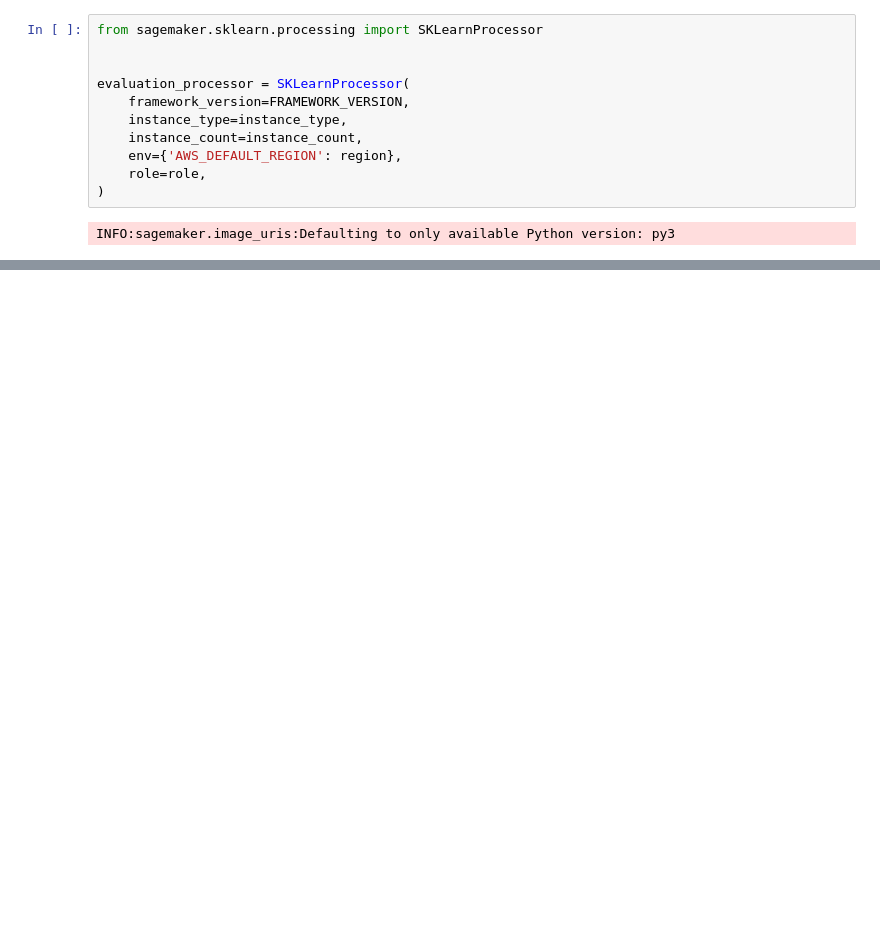
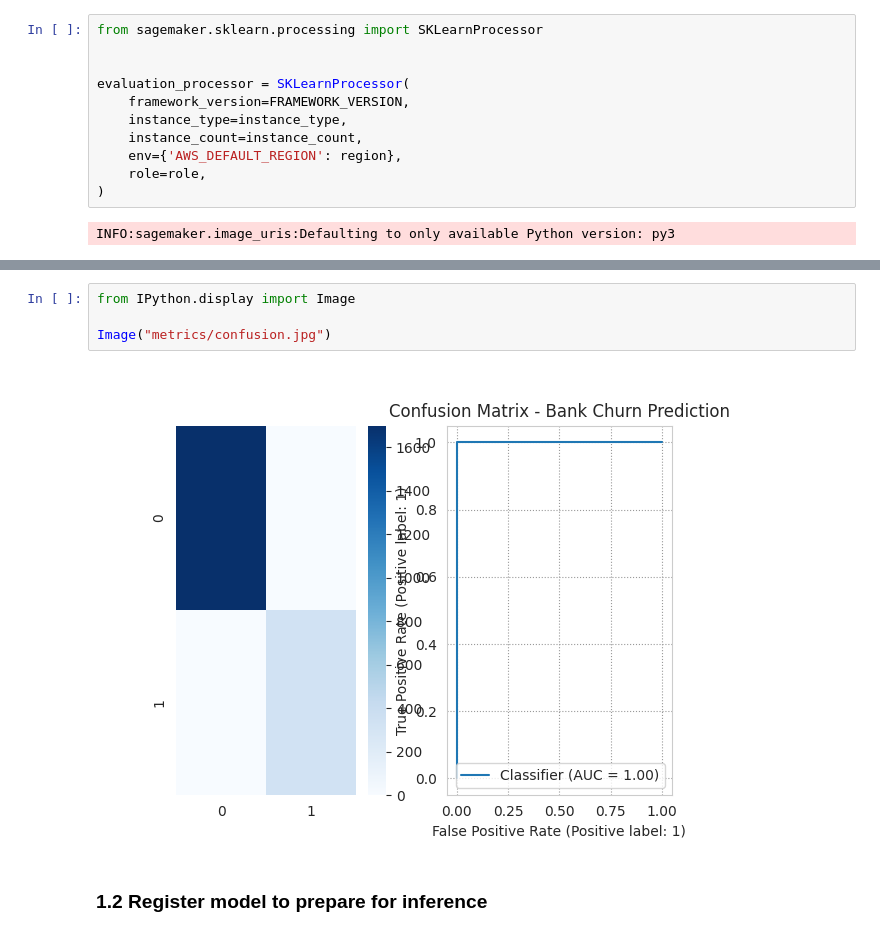
Before and after one commit to Badisj/AWS-Machine-Learning, a Jupyter notebook: Model Evaluation & Registry/Model Evaluation.ipynb, the cells around one changed output, grey strips where cells are left out. Cells and saved outputs as stored; diff of their text form; blank space fills up the shorter version.

Commit message:
Commit model evaluation scripts

```diff
--- a/Model Evaluation & Registry/Model Evaluation.ipynb
+++ b/Model Evaluation & Registry/Model Evaluation.ipynb
@@ -148,0 +163,8 @@ pprint(evaluation_processor.latest_job.describe(), compact=True)
+# %%
+from IPython.display import Image
+
+Image("metrics/confusion.jpg")
+# %% [output]
+[figure, added]
+# %% [markdown]
+### 1.2 Register model to prepare for inference
```
Also changed, not shown: parts of 21 cells of this notebook, 1 other file.
